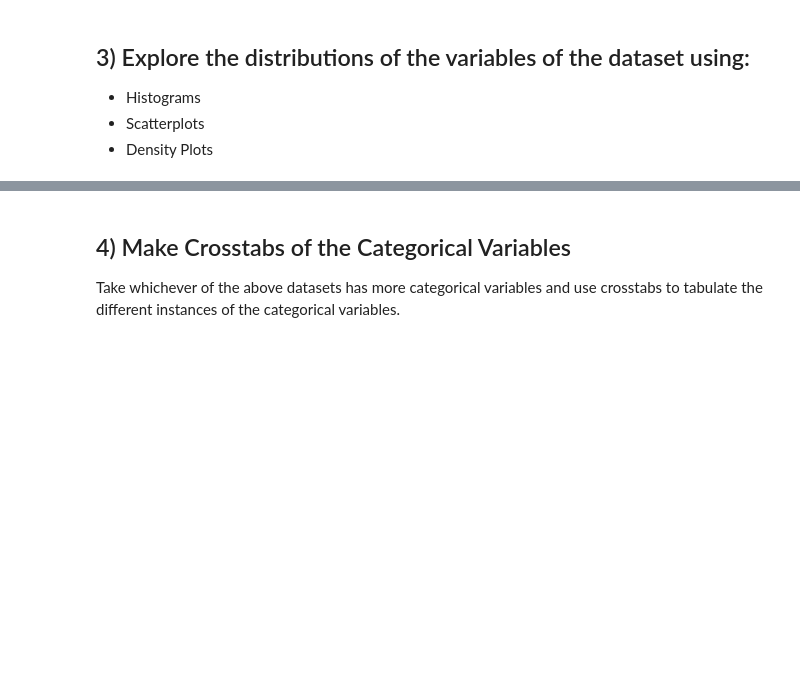
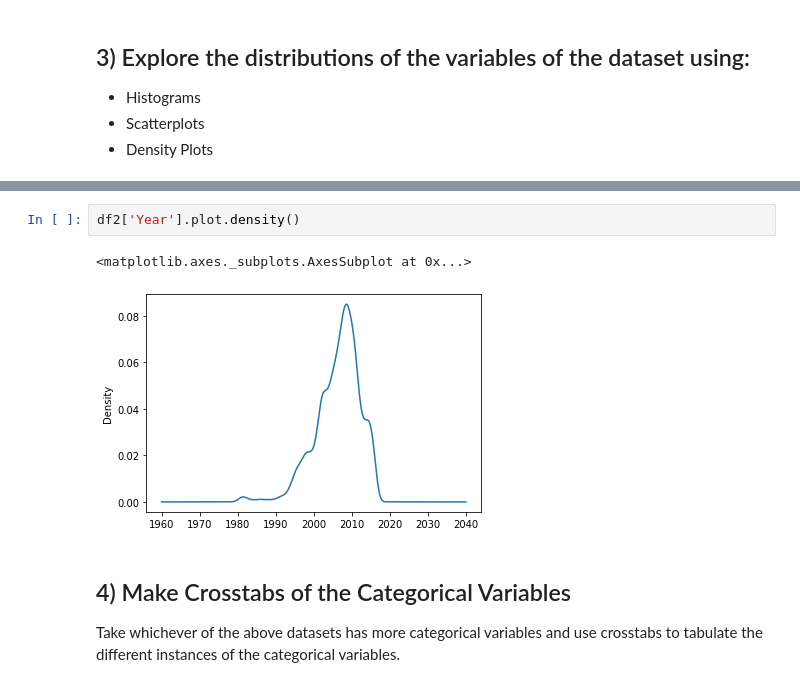
Before and after one commit to ChristianJJohnson/DS-Unit-1-Sprint-1-Data-Wrangling-and-Storytelling, a Jupyter notebook: module1-exploratory-data-analysis/LS_DS_111_Exploratory_Data_Analysis_Assignment.ipynb, the cells around one changed output, grey strips where cells are left out. Saved outputs shown, nothing was run; the diff lists cells and outputs as text; blank space fills up the shorter version.

```diff
--- a/module1-exploratory-data-analysis/LS_DS_111_Exploratory_Data_Analysis_Assignment.ipynb
+++ b/module1-exploratory-data-analysis/LS_DS_111_Exploratory_Data_Analysis_Assignment.ipynb
@@ -249,3 +240,8 @@ dtype: object
+# %%
+df2['Year'].plot.density()
+# %% [output]
+<matplotlib.axes._subplots.AxesSubplot at 0x...>
+[figure, added]
 # %% [markdown]
 ## 4) Make Crosstabs of the Categorical Variables
 
```
Also changed, not shown: parts of 2 cells of this notebook.
